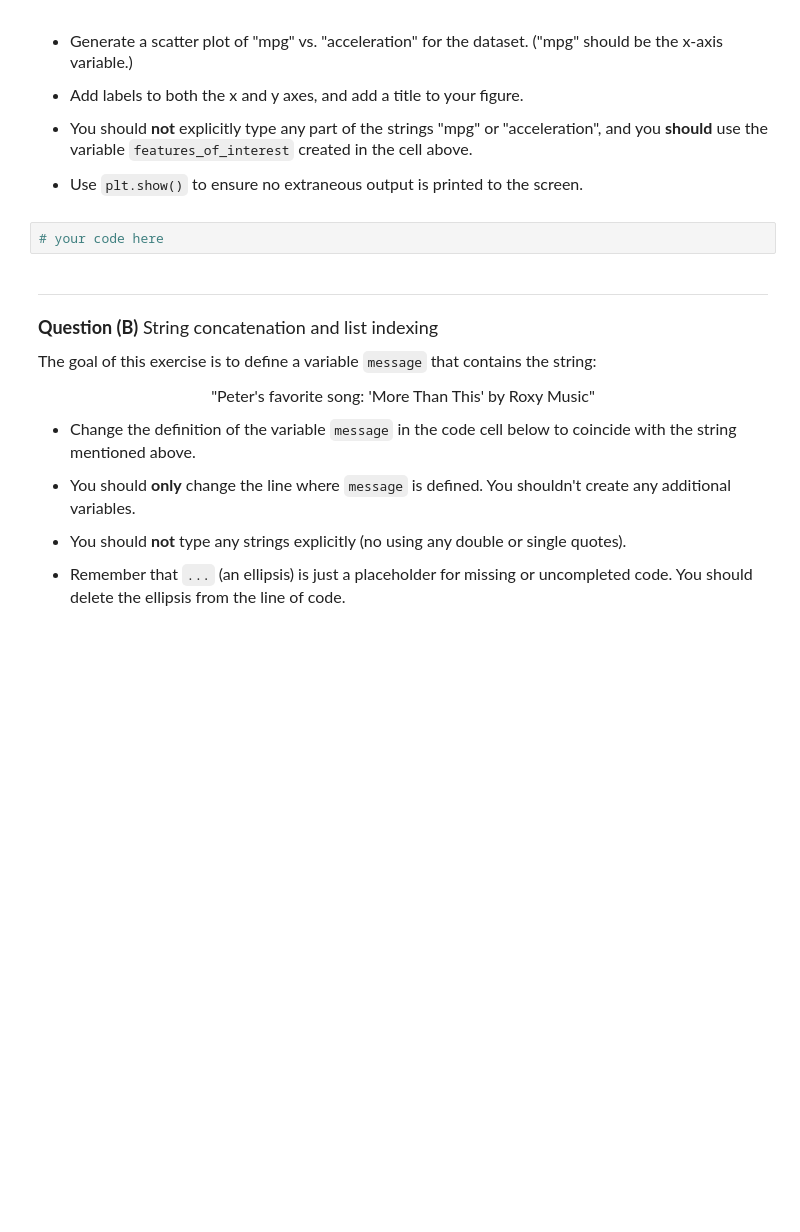
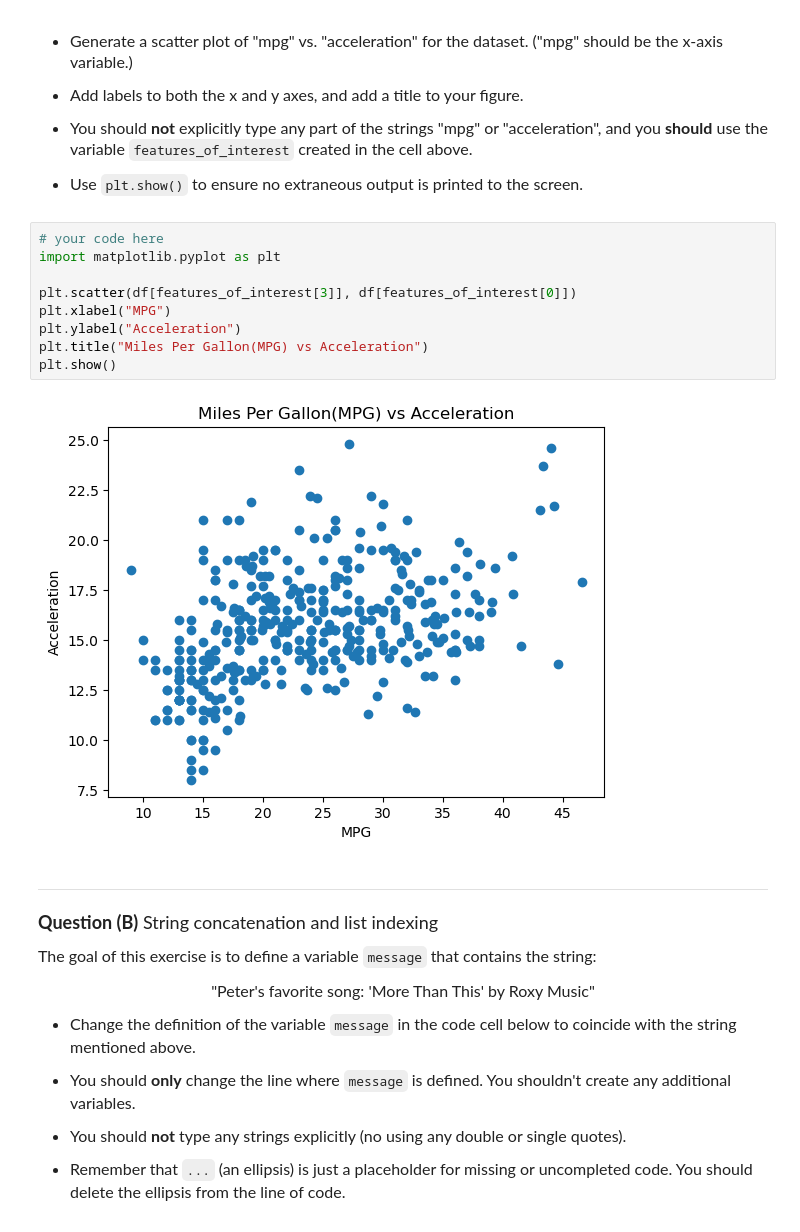
Before and after one commit to RileyK05/datasci151fall2026, a Jupyter notebook: _quizzes/practice_quiz.ipynb, the cells around one changed output. Cells and saved outputs as stored; diff of their text form; blank space fills up the shorter version.

```diff
--- a/_quizzes/practice_quiz.ipynb
+++ b/_quizzes/practice_quiz.ipynb
@@ -84,6 +84,15 @@ df.describe()
 - Use `plt.show()` to ensure no extraneous output is printed to the screen.
 # %%
 # your code here
+import matplotlib.pyplot as plt
+
+plt.scatter(df[features_of_interest[3]], df[features_of_interest[0]])
+plt.xlabel("MPG")
+plt.ylabel("Acceleration")
+plt.title("Miles Per Gallon(MPG) vs Acceleration")
+plt.show()
+# %% [output]
+[figure, added]
 # %% [markdown]
 _______________________________
 <font size = "4">
```
Also changed, not shown: parts of 8 cells of this notebook, 1 other file.
